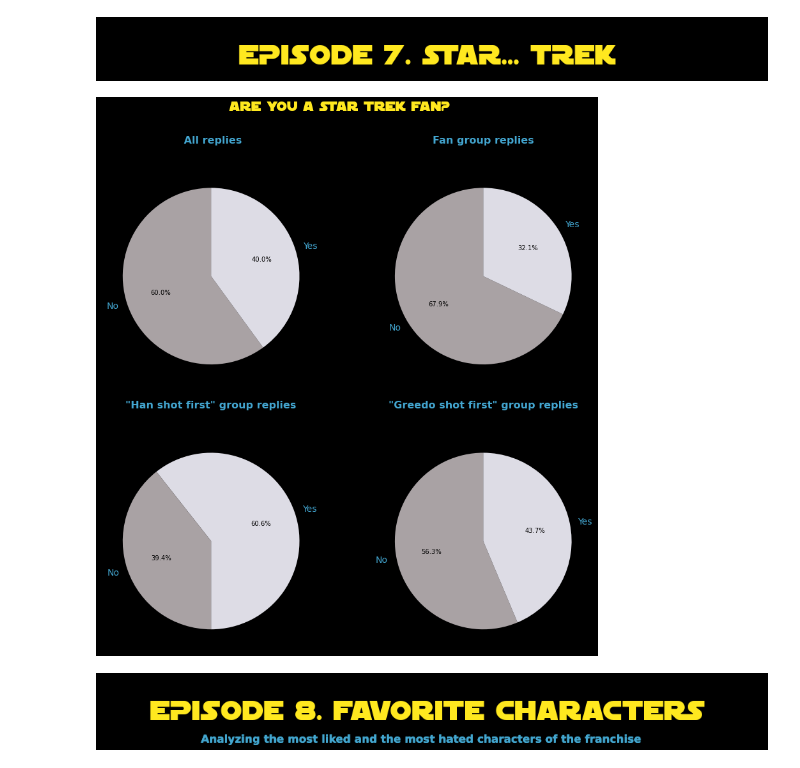
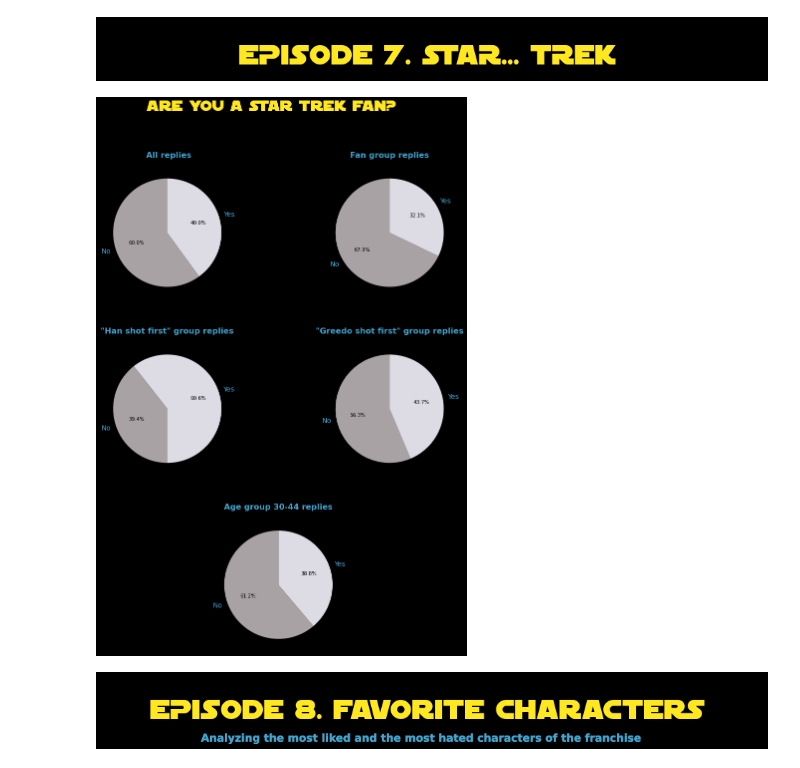
Before and after one commit to grumpyclimber/portfolio, a Jupyter notebook: star_wars/yoda.ipynb, the cells around one changed output. Cells and saved outputs as stored; diff of their text form; code cells hidden in the pictures.

```diff
--- a/star_wars/yoda.ipynb
+++ b/star_wars/yoda.ipynb
@@ -366,8 +322,6 @@ plt.legend(loc=2)
 fig.subplots_adjust(hspace=0.4, wspace=0.2)
 axes = [ax1, ax3, ax4]
 for ax in axes:
-    for location in [ 'right', 'top']:
-            ax.spines[location].set_visible(False)
     for location in [ 'left', 'bottom']:
             ax.spines[location].set_linewidth(2)
             ax.spines[location].set_color('#74686c')
@@ -488,4 +436,12 @@ Name: Education, dtype: int64
 # creating a sorted list of education levels - we'll skip  'Less than high school degree' (only 7 respondents)
 edu_list = star_wars['Education'].value_counts().index[:4].to_list()
 edu_list.insert(0, edu_list.pop())
-edu_list
+age_list = star_wars['Age'].value_counts().index.tolist()
+age_list.insert(0, age_list.pop())
+age_list.insert(1, age_list.pop())
+income_list = star_wars['Household Income'].value_counts().index.tolist()
+income_list.insert(0, income_list.pop(2))
+income_list.insert(0, income_list.pop())
+han_list = star_wars['Which character shot first?'].value_counts().index.tolist()
+han_list.insert(0, han_list.pop())
+colors2 = ['#0d5aa0','#c48447','#fbfffe','#af639e','#f1b084','#9f5a60', '#343d9b','#5f9fdd','#452f11']
@@ -658,71 +627,53 @@ ax.set_facecolor('black')
 # %%
 startrekf = list(fan['Do you consider yourself to be a fan of the Star Trek franchise?'].dropna().unique())
 startrek_sizesf = list(fan['Do you consider yourself to be a fan of the Star Trek franchise?'].value_counts())
 startrekpnerd = list(pro_nerd['Do you consider yourself to be a fan of the Star Trek franchise?'].dropna().unique())
 startrek_sizespnerd = list(pro_nerd['Do you consider yourself to be a fan of the Star Trek franchise?'].value_counts())
 startrek = list(star_wars['Do you consider yourself to be a fan of the Star Trek franchise?'].dropna().unique())
 startrek_sizes = list(star_wars['Do you consider yourself to be a fan of the Star Trek franchise?'].value_counts())
 greedo = list(nerd['Do you consider yourself to be a fan of the Star Trek franchise?'].dropna().unique())
 greedo_sizes = list(nerd['Do you consider yourself to be a fan of the Star Trek franchise?'].value_counts())
-colours = {'No': '#dddce5',
-           'Yes': '#a9a2a4'}
+colours = {'No': '#dddce5', 'Yes': '#a9a2a4'}
 labels = ['Yes','No']
 
-fig, axes = plt.subplots(figsize=(14, 14))
+fig, axes = plt.subplots(figsize=(16, 18))
+grid = plt.GridSpec(3, 2, wspace=0, hspace=0.3)
 fig.patch.set_facecolor('black')
-fig.suptitle('Are you a Star Trek fan?', family='SF Distant Galaxy', fontsize=22, color="#FFE81F")
+fig.suptitle('Are you a Star Trek fan?', family='SF Distant Galaxy', fontsize=32, color="#FFE81F")
 
+ax1 = plt.subplot(grid[0, 0])
+patches, texts, autotexts = ax1.pie(startrek_sizes, labels=startrek, autopct='%1.1f%%',
+                                    colors=[colours[key] for key in labels[0:]], startangle=90)
+ax1.set_title(' All replies', color='#43a5cf', weight='heavy', family='monospace', fontname='Sans', pad=15, size=16)
 
-ax1 = plt.subplot(221)
+ax2 = plt.subplot(grid[0, 1])
+patches, texts1, autotexts = ax2.pie(startrek_sizesf, labels=startrekf, autopct='%1.1f%%',
+                                     colors=[colours[key] for key in labels[0:]], startangle=90)
+ax2.set_title('Fan group replies', color='#43a5cf', weight='heavy', family='monospace', fontname='Sans', pad=15, size=16)
 
-patches, texts, autotexts = ax1.pie(startrek_sizes, labels=startrek, autopct='%1.1f%%',  colors=[colours[key] for key in labels[0:]],
-         startangle=90)
-ax1.set_title(' All replies', color='#43a5cf', weight='heavy', family='monospace', fontname='Sans', pad=35, size=16)
+ax3 = plt.subplot(grid[1, 0])
+patches, texts2, autotexts = ax3.pie(startrek_sizespnerd, labels=startrekpnerd, autopct='%1.1f%%',
+                                    colors=colors, startangle=270)
+ax3.set_title('"Han shot first" group replies', color='#43a5cf', weight='heavy', family='monospace', fontname='Sans', pad=15, size=16)
 
-for el in texts:
-    el.set_fontsize(14)
-    el.set_color('#43a5cf')
+ax4 = plt.subplot(grid[1, 1])
+patches, texts3, autotexts = ax4.pie(greedo_sizes, labels=greedo, autopct='%1.1f%%',
+                                  colors=[colours[key] for key in labels[0:]], startangle=90)
+ax4.set_title('"Greedo shot first" group replies', color='#43a5cf', weight='heavy', family='monospace', fontname='Sans', pad=15, size=16)
 
-ax2 = plt.subplot(222)
+ax5 = plt.subplot(grid[2, 0:])
+patches, texts4, autotexts = ax5.pie(
+    star_wars[star_wars["Age"] == "30-44"]['Do you consider yourself to be a fan of the Star Trek franchise?'].value_counts(normalize=True),
+    labels=greedo, autopct='%1.1f%%', colors=[colours[key] for key in labels[0:]], startangle=90)
+ax5.set_title('Age group 30-44 replies', color='#43a5cf', weight='heavy', family='monospace', fontname='Sans', pad=15, size=16)
 
-patches, texts, autotexts = ax2.pie(startrek_sizesf, labels=startrekf, autopct='%1.1f%%', colors=[colours[key] for key in labels[0:]],
-         startangle=90)
-ax2.set_title('Fan group replies', color='#43a5cf', weight='heavy', family='monospace', fontname='Sans', pad=35, size=16)
-
-for el in texts:
-    el.set_fontsize(14)
-    el.set_color('#43a5cf')
-
-
-ax3 = plt.subplot(223)
-patches, texts, autotexts = ax3.pie(startrek_sizespnerd, labels=startrekpnerd, autopct='%1.1f%%',
-                                    colors=colors, startangle=270)
-ax3.set_title('"Han shot first" group replies', color='#43a5cf', weight='heavy', family='monospace', fontname='Sans', pad=35, size=16)
-
-
-for el in texts:
-    el.set_fontsize(14)
-    el.set_color('#43a5cf')
-
-
-ax4 = plt.subplot(224)
-
-patches, texts, autotexts = ax4.pie(greedo_sizes, labels=greedo, autopct='%1.1f%%',
-                                  colors=[colours[key] for key in labels[0:]], startangle=90)
-ax4.set_title('"Greedo shot first" group replies', color='#43a5cf', weight='heavy', family='monospace', fontname='Sans', pad=35, size=16)
-
-
-
-for el in texts:
-    el.set_fontsize(14)
-    el.set_color('#43a5cf')
-
-
-
-
+for el in [texts, texts1, texts2, texts3, texts4]:
+    for n in el:
+        n.set_fontsize(14)
+        n.set_color('#43a5cf')
 plt.show()
 # %% [output]
-[figure, old version]
+[figure, new version]
 # %%
 fig, ax = plt.subplots(figsize=(16, 1))
 fig.patch.set_facecolor('black')
```
Also changed, not shown: parts of 34 cells of this notebook.
